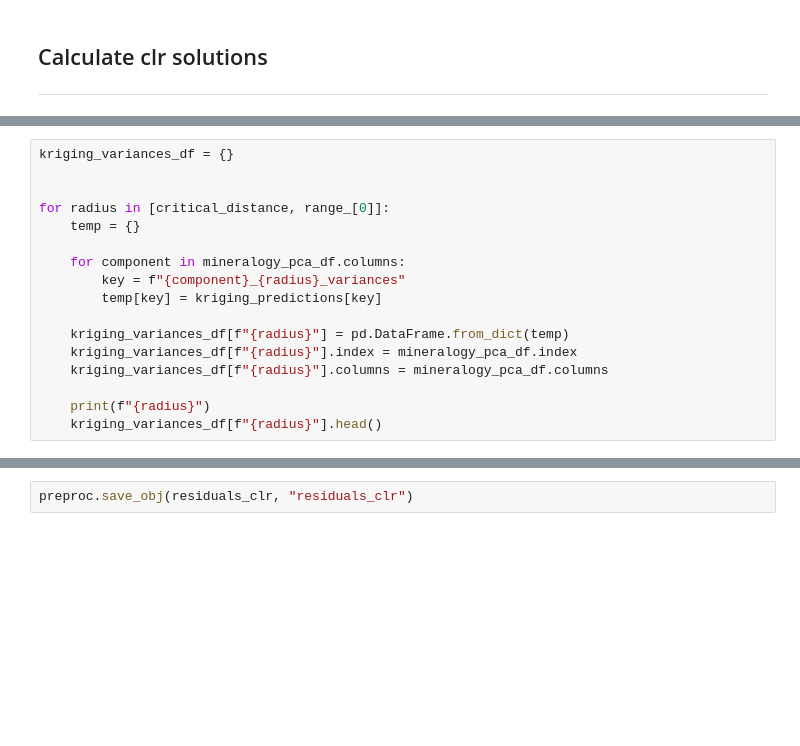
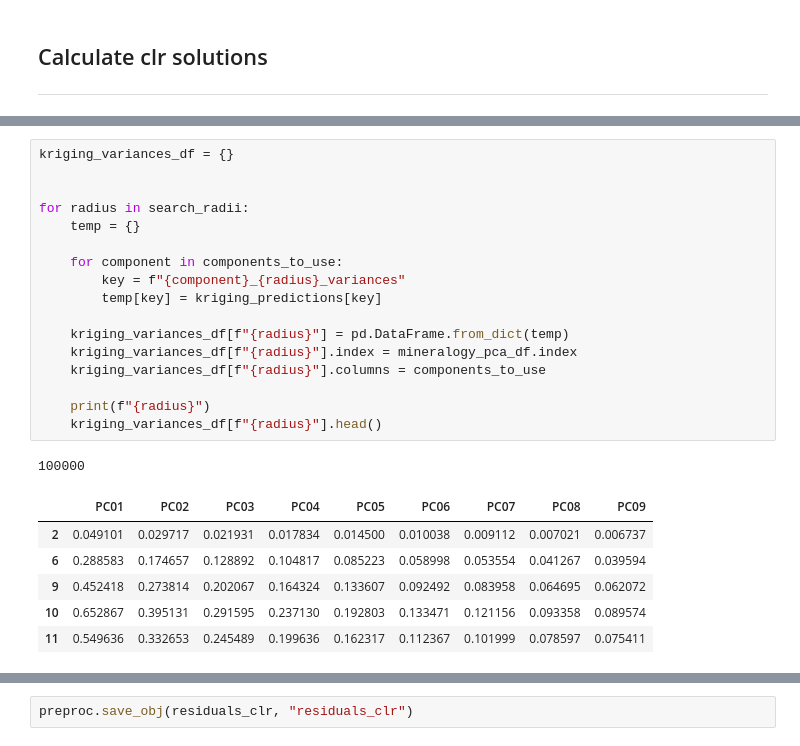
Before and after one commit to Complexio/Vistelius_1995_OCR, a Jupyter notebook: _ANALYSIS/2_Interpolation.ipynb, the cells around one changed output, grey strips where cells are left out. Cells and saved outputs as stored; diff of their text form; blank space fills up the shorter version.

```diff
--- a/_ANALYSIS/2_Interpolation.ipynb
+++ b/_ANALYSIS/2_Interpolation.ipynb
@@ -873,20 +955,28 @@ for radius in [critical_distance, range_[0]]:
 # %%
 kriging_variances_df = {}
 
 
-for radius in [critical_distance, range_[0]]:
+for radius in search_radii:
     temp = {}
 
-    for component in mineralogy_pca_df.columns:
+    for component in components_to_use:
         key = f"{component}_{radius}_variances"
         temp[key] = kriging_predictions[key]
 
     kriging_variances_df[f"{radius}"] = pd.DataFrame.from_dict(temp)
     kriging_variances_df[f"{radius}"].index = mineralogy_pca_df.index
-    kriging_variances_df[f"{radius}"].columns = mineralogy_pca_df.columns
+    kriging_variances_df[f"{radius}"].columns = components_to_use
 
     print(f"{radius}")
     kriging_variances_df[f"{radius}"].head()
+# %% [output]
+100000
+|  | PC01 | PC02 | PC03 | PC04 | PC05 | PC06 | PC07 | PC08 | PC09 |
+| 2 | 0.049101 | 0.029717 | 0.021931 | 0.017834 | 0.014500 | 0.010038 | 0.009112 | 0.007021 | 0.006737 |
+| 6 | 0.288583 | 0.174657 | 0.128892 | 0.104817 | 0.085223 | 0.058998 | 0.053554 | 0.041267 | 0.039594 |
+| 9 | 0.452418 | 0.273814 | 0.202067 | 0.164324 | 0.133607 | 0.092492 | 0.083958 | 0.064695 | 0.062072 |
+| 10 | 0.652867 | 0.395131 | 0.291595 | 0.237130 | 0.192803 | 0.133471 | 0.121156 | 0.093358 | 0.089574 |
+| 11 | 0.549636 | 0.332653 | 0.245489 | 0.199636 | 0.162317 | 0.112367 | 0.101999 | 0.078597 | 0.075411 |
 # %%
 kriging_variances_mean_df = {}
 
```
Also changed, not shown: parts of 25 cells of this notebook, 35 other files.
